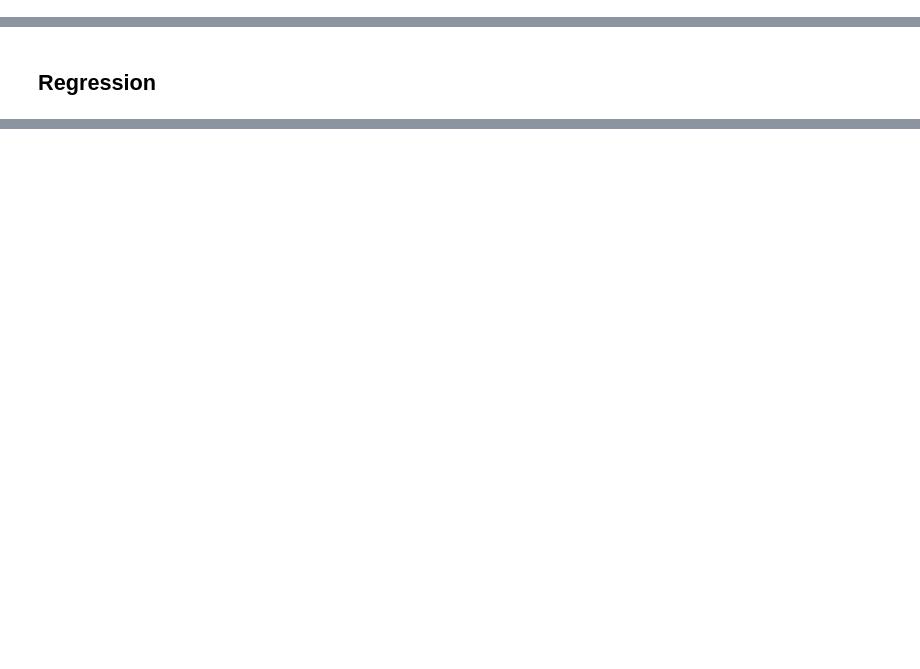
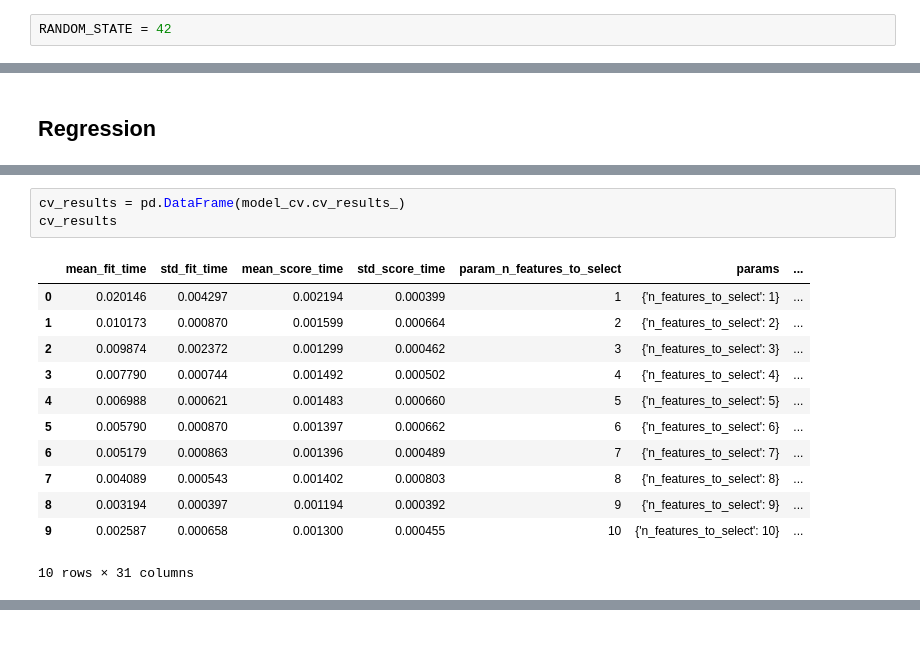
Before and after one commit to komus/business_analytics, a Jupyter notebook: regression/assignmenta01.ipynb, the cells around one changed output, grey strips where cells are left out. Cells and saved outputs as stored; diff of their text form; blank space fills up the shorter version.

```diff
--- a/regression/assignmenta01.ipynb
+++ b/regression/assignmenta01.ipynb
@@ -359,0 +368,2 @@ features = scalar.transform(features)
+# %%
+RANDOM_STATE = 42
@@ -363,0 +447,16 @@ features = scalar.transform(features)
+# %%
+cv_results = pd.DataFrame(model_cv.cv_results_)
+cv_results
+# %% [output]
+|  | mean_fit_time | std_fit_time | mean_score_time | std_score_time | param_n_features_to_select | params | ... |
+| 0 | 0.020146 | 0.004297 | 0.002194 | 0.000399 | 1 | {'n_features_to_select': 1} | ... |
+| 1 | 0.010173 | 0.000870 | 0.001599 | 0.000664 | 2 | {'n_features_to_select': 2} | ... |
+| 2 | 0.009874 | 0.002372 | 0.001299 | 0.000462 | 3 | {'n_features_to_select': 3} | ... |
+| 3 | 0.007790 | 0.000744 | 0.001492 | 0.000502 | 4 | {'n_features_to_select': 4} | ... |
+| 4 | 0.006988 | 0.000621 | 0.001483 | 0.000660 | 5 | {'n_features_to_select': 5} | ... |
+| 5 | 0.005790 | 0.000870 | 0.001397 | 0.000662 | 6 | {'n_features_to_select': 6} | ... |
+| 6 | 0.005179 | 0.000863 | 0.001396 | 0.000489 | 7 | {'n_features_to_select': 7} | ... |
+| 7 | 0.004089 | 0.000543 | 0.001402 | 0.000803 | 8 | {'n_features_to_select': 8} | ... |
+| 8 | 0.003194 | 0.000397 | 0.001194 | 0.000392 | 9 | {'n_features_to_select': 9} | ... |
+| 9 | 0.002587 | 0.000658 | 0.001300 | 0.000455 | 10 | {'n_features_to_select': 10} | ... |
+10 rows × 31 columns
```
Also changed, not shown: parts of 33 cells of this notebook, 1 other file.
